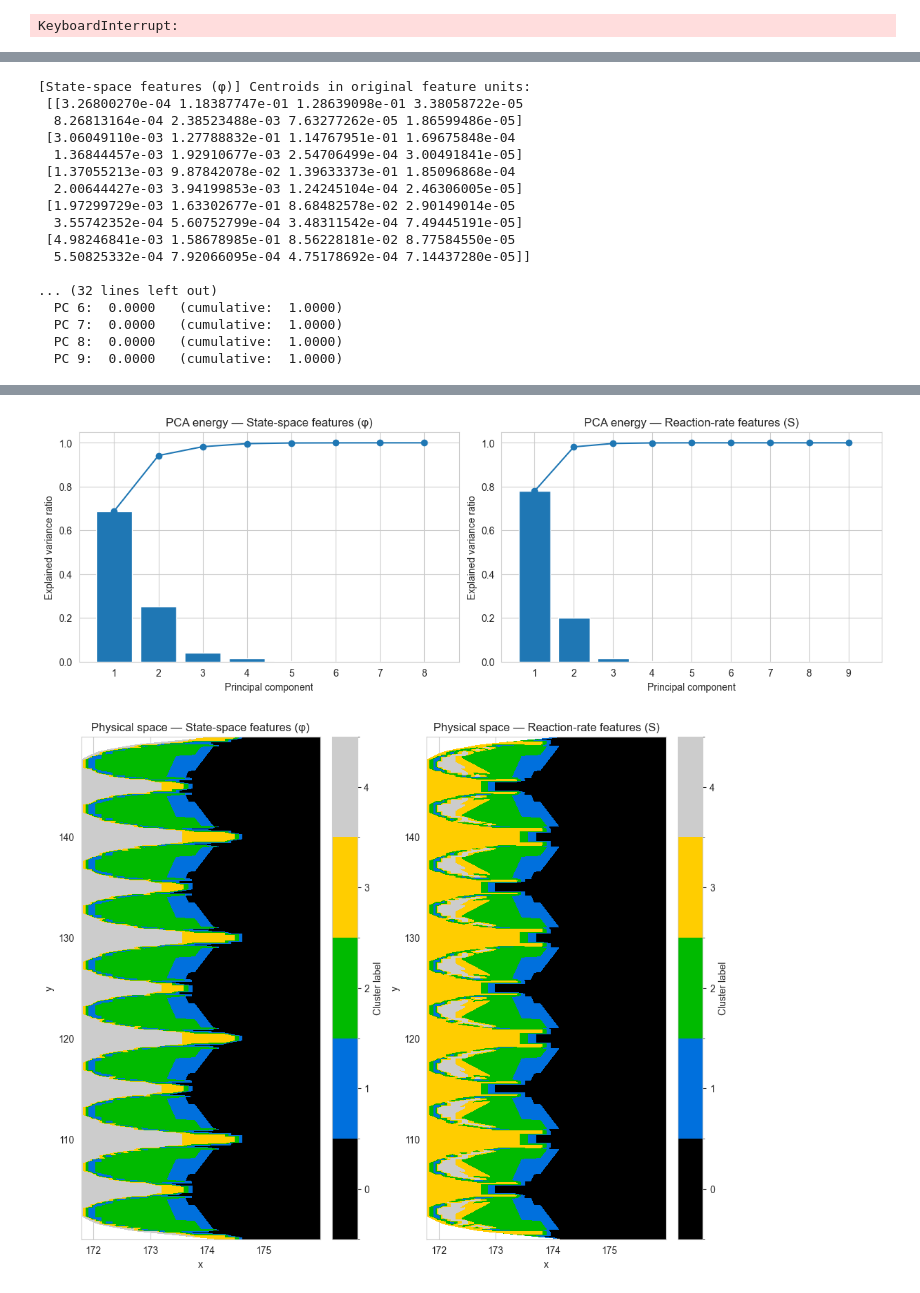
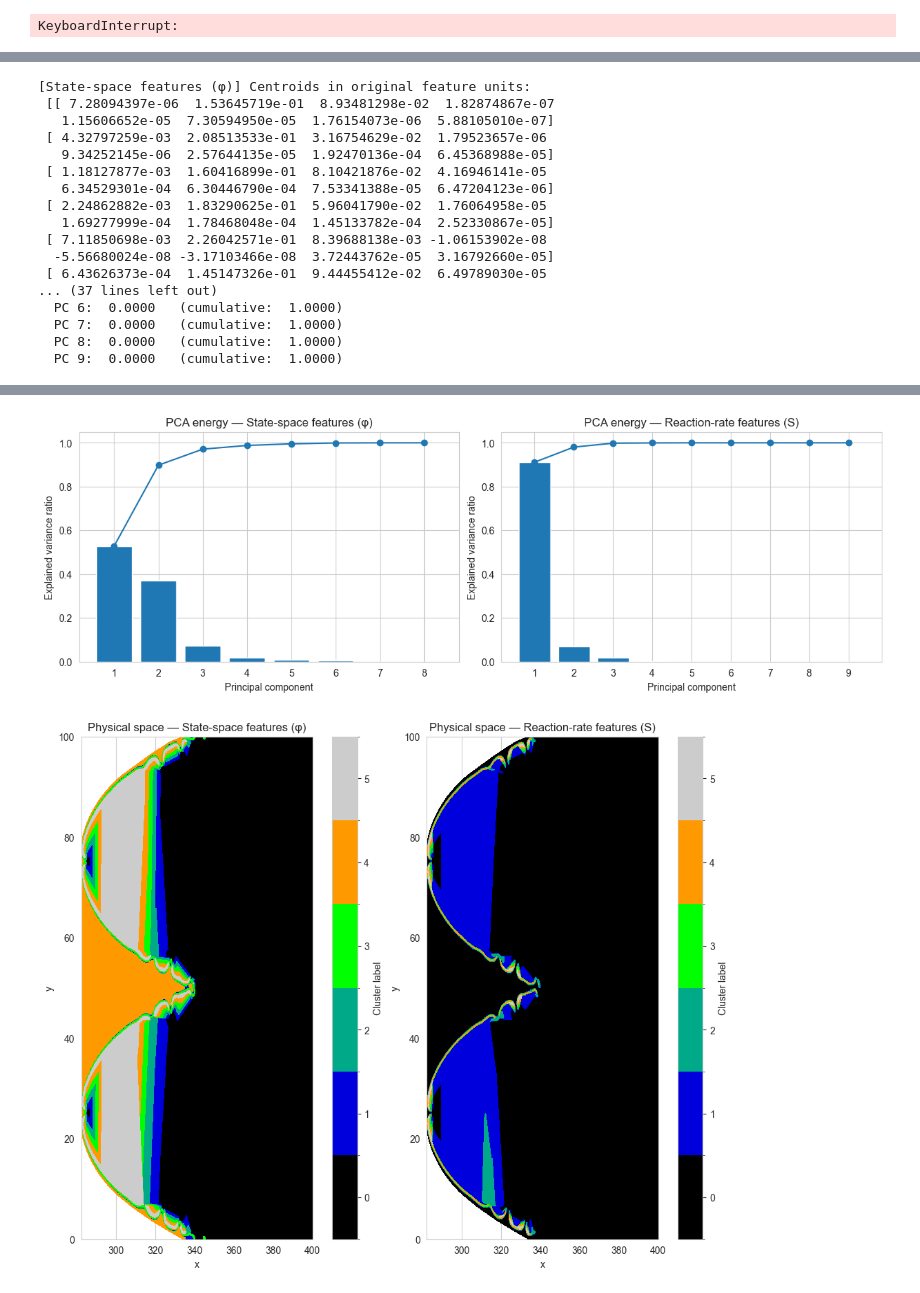
Before and after one commit to AlexandrosNtakoulas/FLAME-rf, a Jupyter notebook: Clustering_comparison.ipynb, the cells around one changed output, grey strips where cells are left out. Cells and saved outputs as stored; diff of their text form; code cells hidden in the pictures.

```diff
--- a/Clustering_comparison.ipynb
+++ b/Clustering_comparison.ipynb
@@ -25,7 +25,7 @@ GPU: NVIDIA GeForce RTX 3050 4GB Laptop GPU
 # %% [markdown]
 ## Read data
 # %%
-df = pd.read_csv("extracted_flame_front_10.csv")
+df = pd.read_csv("extracted_flame_front_120.csv")
 
 # Select meaningful physical variables
 #features = ['v', 'T', 'u', 'dudx', 'dudy', 'dvdx', 'dvdy', 'H2',
@@ -38,13 +38,15 @@ df = pd.read_csv("extracted_flame_front_10.csv")
 #        'normal_strain_rate', 'total_strain_rate', 'density_ratio_sigma',
 #        'vorticity', 'omega_H2', 'omega_O2', 'omega_H2O', 'omega_H', 'omega_O',
 #        'omega_OH', 'omega_HO2', 'omega_H2O2', 'omega_N2', 'Le_def']
-# features = [
-#     'omega_H2', 'omega_O2', 'omega_H2O', 'omega_H', 'omega_O', 'omega_OH',
-#     'omega_HO2', 'omega_H2O2', 'omega_N2'
-# ]
-features = [ 'H2','O2', 'H2O', 'H', 'O', 'OH', 'HO2', 'H2O2', 'N2']
-#df = df[(df['y'] >100) & (df['y'] < 150)]
+features = [
+    'omega_H2', 'omega_O2', 'omega_H2O', 'omega_H', 'omega_O', 'omega_OH',
+    'omega_HO2', 'omega_H2O2', 'omega_N2', 'T'
+]
+
+#features = ['T','H2','O2', 'H2O', 'HO2', 'H2O2']
+
 colourmap = df["disp_speed_density_weighted"]
+
 X = StandardScaler().fit_transform(df[features])
 # %%
 sns.pairplot(df[features])
@@ -74,9 +76,11 @@ dimensionality reduction, unsupervised clustering, and feature correlation"
 # ============================================================
 # HDBSCAN CLUSTERING
 # ============================================================
+
+print(int(np.sqrt(len(X))))
 clusterer = hdbscan.HDBSCAN(
-    min_cluster_size=int(np.sqrt(len(X))),
-    min_samples=int(np.sqrt(len(X))),
+    min_cluster_size=1000, #int(np.sqrt(len(X))),
+    min_samples= 250, #int(np.sqrt(len(X))), #int(np.sqrt(len(X))),
     metric='euclidean',
     cluster_selection_method='eom',
     prediction_data=True
@@ -344,7 +351,7 @@ for feature_setting in range(2):
         ]
 
     X_raw = df[features].to_numpy()
-    k = 5
+    k = 6
     pipe = make_pipeline(
         StandardScaler(with_mean=True, with_std=True),
         KMeans(n_clusters=k, init="k-means++", n_init="auto", max_iter=300, random_state=0)
@@ -425,18 +432,18 @@ for feature_setting in range(2):
 plt.show()
 # %% [output]
 [State-space features (φ)] Centroids in original feature units:
- [[3.26800270e-04 1.18387747e-01 1.28639098e-01 3.38058722e-05
-  8.26813164e-04 2.38523488e-03 7.63277262e-05 1.86599486e-05]
- [3.06049110e-03 1.27788832e-01 1.14767951e-01 1.69675848e-04
-  1.36844457e-03 1.92910677e-03 2.54706499e-04 3.00491841e-05]
- [1.37055213e-03 9.87842078e-02 1.39633373e-01 1.85096868e-04
-  2.00644427e-03 3.94199853e-03 1.24245104e-04 2.46306005e-05]
- [1.97299729e-03 1.63302677e-01 8.68482578e-02 2.90149014e-05
-  3.55742352e-04 5.60752799e-04 3.48311542e-04 7.49445191e-05]
- [4.98246841e-03 1.58678985e-01 8.56228181e-02 8.77584550e-05
-  5.50825332e-04 7.92066095e-04 4.75178692e-04 7.14437280e-05]]
-
-... (32 lines left out)
+ [[ 7.28094397e-06  1.53645719e-01  8.93481298e-02  1.82874867e-07
+   1.15606652e-05  7.30594950e-05  1.76154073e-06  5.88105010e-07]
+ [ 4.32797259e-03  2.08513533e-01  3.16754629e-02  1.79523657e-06
+   9.34252145e-06  2.57644135e-05  1.92470136e-04  6.45368988e-05]
+ [ 1.18127877e-03  1.60416899e-01  8.10421876e-02  4.16946141e-05
+   6.34529301e-04  6.30446790e-04  7.53341388e-05  6.47204123e-06]
+ [ 2.24862882e-03  1.83290625e-01  5.96041790e-02  1.76064958e-05
+   1.69277999e-04  1.78468048e-04  1.45133782e-04  2.52330867e-05]
+ [ 7.11850698e-03  2.26042571e-01  8.39688138e-03 -1.06153902e-08
+  -5.56680024e-08 -3.17103466e-08  3.72443762e-05  3.16792660e-05]
+ [ 6.43626373e-04  1.45147326e-01  9.44455412e-02  6.49789030e-05
+... (37 lines left out)
   PC 6:  0.0000   (cumulative:  1.0000)
   PC 7:  0.0000   (cumulative:  1.0000)
   PC 8:  0.0000   (cumulative:  1.0000)
@@ -445,2 +452,2 @@ plt.show()
-[figure, old version]
+[figure, new version]
-[figure, old version]
+[figure, new version]
```
Also changed, not shown: parts of 10 cells of this notebook, 19 other files.
